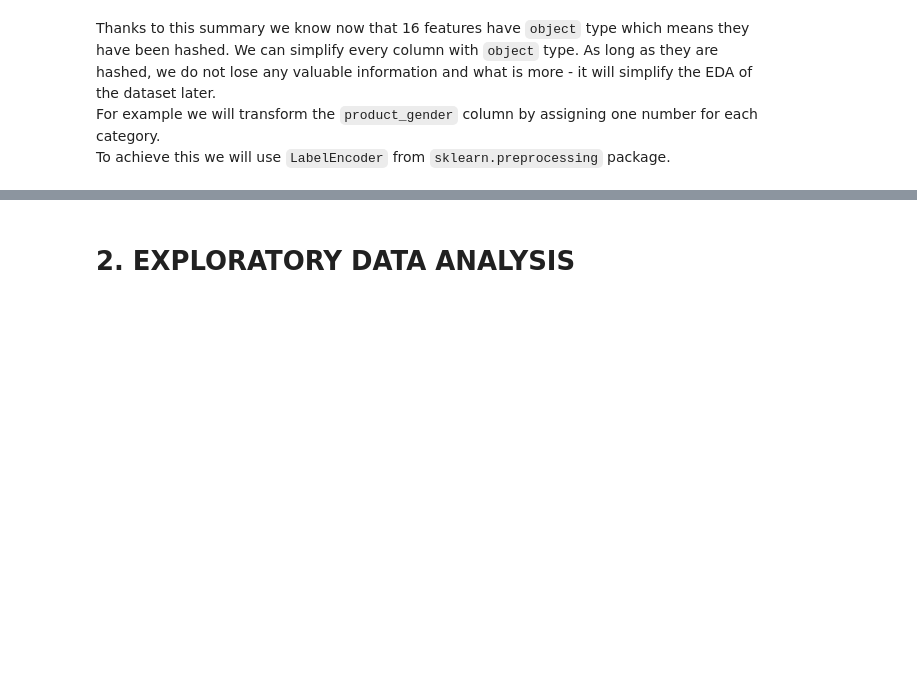
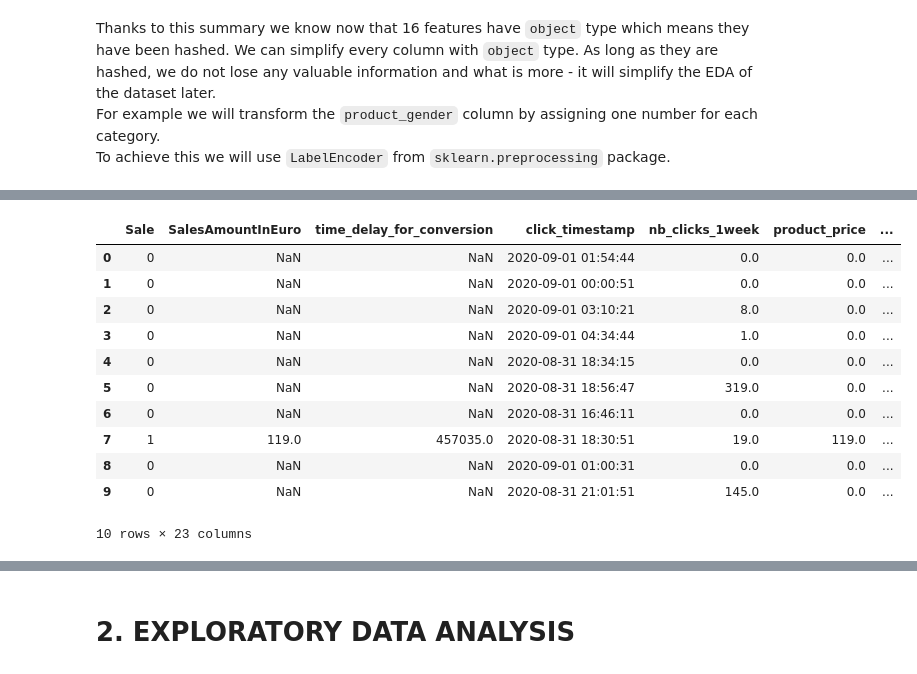
Before and after one commit to anras5/Criteo-Search-Data, a Jupyter notebook: Trial1.ipynb, the cells around one changed output, grey strips where cells are left out. Saved outputs shown, nothing was run; the diff lists cells and outputs as text; code cells hidden in the pictures; blank space fills up the shorter version.

```diff
--- a/Trial1.ipynb
+++ b/Trial1.ipynb
@@ -110,5 +112,5 @@ First of all let's change all the `-1` values in the dataset to `np.NaN` to indi
 # %%
-df_nans = df.replace('-1', np.NaN)
+df_nans = df_raw.replace('-1', np.NaN)
 df_nans.replace(-1, np.NaN, inplace=True)
 df_nans.head()
 # %% [output]
@@ -149,9 +151,12 @@ For example we will transform the `product_gender` column by assigning one numbe
 To achieve this we will use `LabelEncoder` from `sklearn.preprocessing` package.
 # %%
 df_nans_encoded = pd.DataFrame()
-for col in OBJECT_TYPE_COLUMN_NAMES:
-    encoder = LabelEncoder()
-    df_nans_encoded[col] = encoder.fit_transform(df_nans[col])
+for col in df_nans.columns:
+    if col in OBJECT_TYPE_COLUMN_NAMES:
+        encoder = LabelEncoder()
+        df_nans_encoded[col] = encoder.fit_transform(df_nans[col])
+    else:
+        df_nans_encoded[col] = df_nans[col]
 
 df_nans_encoded.head()
 # %% [output]
@@ -163,0 +172,4 @@ df_nans_encoded.head()
+# %%
+df_nans_encoded.click_timestamp = pd.to_datetime(df_nans_encoded.click_timestamp, unit='s', origin='unix')
+# %%
+df_nans_encoded['day'] = df_nans_encoded.click_timestamp.dt.date
@@ -163,0 +189,15 @@ df_nans_encoded.head()
+# %%
+df_nans_encoded.head(10)
+# %% [output]
+|  | Sale | SalesAmountInEuro | time_delay_for_conversion | click_timestamp | nb_clicks_1week | product_price | ... |
+| 0 | 0 | NaN | NaN | 2020-09-01 01:54:44 | 0.0 | 0.0 | ... |
+| 1 | 0 | NaN | NaN | 2020-09-01 00:00:51 | 0.0 | 0.0 | ... |
+| 2 | 0 | NaN | NaN | 2020-09-01 03:10:21 | 8.0 | 0.0 | ... |
+| 3 | 0 | NaN | NaN | 2020-09-01 04:34:44 | 1.0 | 0.0 | ... |
+| 4 | 0 | NaN | NaN | 2020-08-31 18:34:15 | 0.0 | 0.0 | ... |
+| 5 | 0 | NaN | NaN | 2020-08-31 18:56:47 | 319.0 | 0.0 | ... |
+| 6 | 0 | NaN | NaN | 2020-08-31 16:46:11 | 0.0 | 0.0 | ... |
+| 7 | 1 | 119.0 | 457035.0 | 2020-08-31 18:30:51 | 19.0 | 119.0 | ... |
+| 8 | 0 | NaN | NaN | 2020-09-01 01:00:31 | 0.0 | 0.0 | ... |
+| 9 | 0 | NaN | NaN | 2020-08-31 21:01:51 | 145.0 | 0.0 | ... |
+10 rows × 23 columns
```
Also changed, not shown: parts of 13 cells of this notebook.
